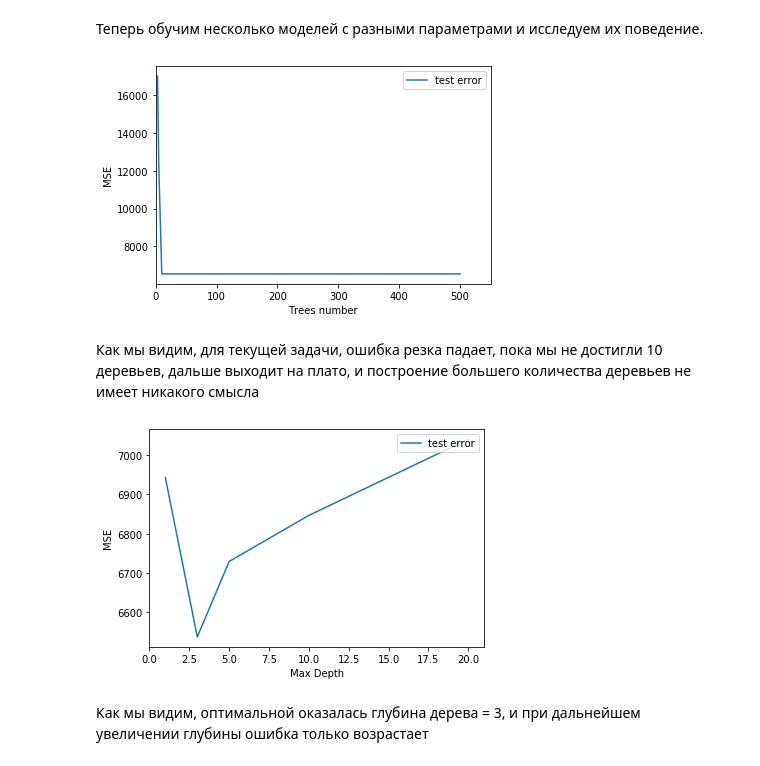
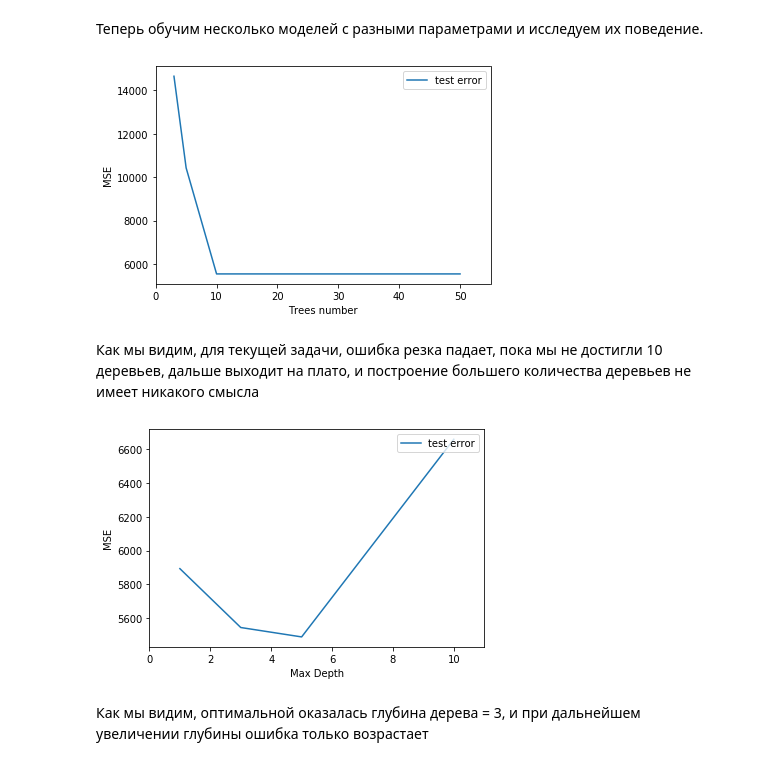
Before and after one commit to salexey1990/gb, a Jupyter notebook: ml-algorithms/hw06.ipynb, the cells around one changed output. Cells and saved outputs as stored; diff of their text form; code cells hidden in the pictures.

```diff
--- a/ml-algorithms/hw06.ipynb
+++ b/ml-algorithms/hw06.ipynb
@@ -73,14 +135,14 @@ def gb_fit(n_trees, max_depth, X_train, X_test, y_train, y_test, coefs, eta):
 # %%
 # Число деревьев в ансамбле
 n_trees = 10
-n_trees_list = [3, 5, 10, 50, 100, 500]
+n_trees_list = [3, 5, 10, 50]
 
 # для простоты примем коэффициенты равными 1
 coefs = [1] * n_trees
 
 # Максимальная глубина деревьев
 max_depth = 3
-max_depth_list = [1, 3, 5, 10, 20]
+max_depth_list = [1, 3, 5, 10]
 
 # Шаг
 eta = 0.1
@@ -91,15 +153,14 @@ trees_1_errors = [mean_squared_error(y_test, gb_predict(X_test, row[0], coefs, e
 # %%
 import matplotlib.pyplot as plt
 # %%
-# def get_error_plot(n_trees, train_err, test_err):
 plt.xlabel('Trees number')
 plt.ylabel('MSE')
-plt.xlim(0, 550)
+plt.xlim(0, 55)
 plt.plot(n_trees_list, trees_1_errors, label='test error')
 plt.legend(loc='upper right')
 plt.show()
 # %% [output]
-[figure, old version]
+[figure, new version]
 # %% [markdown]
 Как мы видим, для текущей задачи, ошибка резка падает, пока мы не достигли 10 деревьев, дальше выходит на плато, и построение большего количества деревьев не имеет никакого смысла
 # %%
@@ -107,14 +168,13 @@ trees_2 = [(gb_fit(n_trees, x, X_train, X_test, y_train, y_test, coefs, eta)) fo
 
 trees_2_errors = [mean_squared_error(y_test, gb_predict(X_test, row[0], coefs, eta)) for row in trees_2]
 # %%
-# def get_error_plot(n_trees, train_err, test_err):
 plt.xlabel('Max Depth')
 plt.ylabel('MSE')
-plt.xlim(0, 21)
+plt.xlim(0, 11)
 plt.plot(max_depth_list, trees_2_errors, label='test error')
 plt.legend(loc='upper right')
 plt.show()
 # %% [output]
-[figure, old version]
+[figure, new version]
 # %% [markdown]
 Как мы видим, оптимальной оказалась глубина дерева = 3, и при дальнейшем увеличении глубины ошибка только возрастает
```
Also changed, not shown: parts of 6 cells of this notebook.
